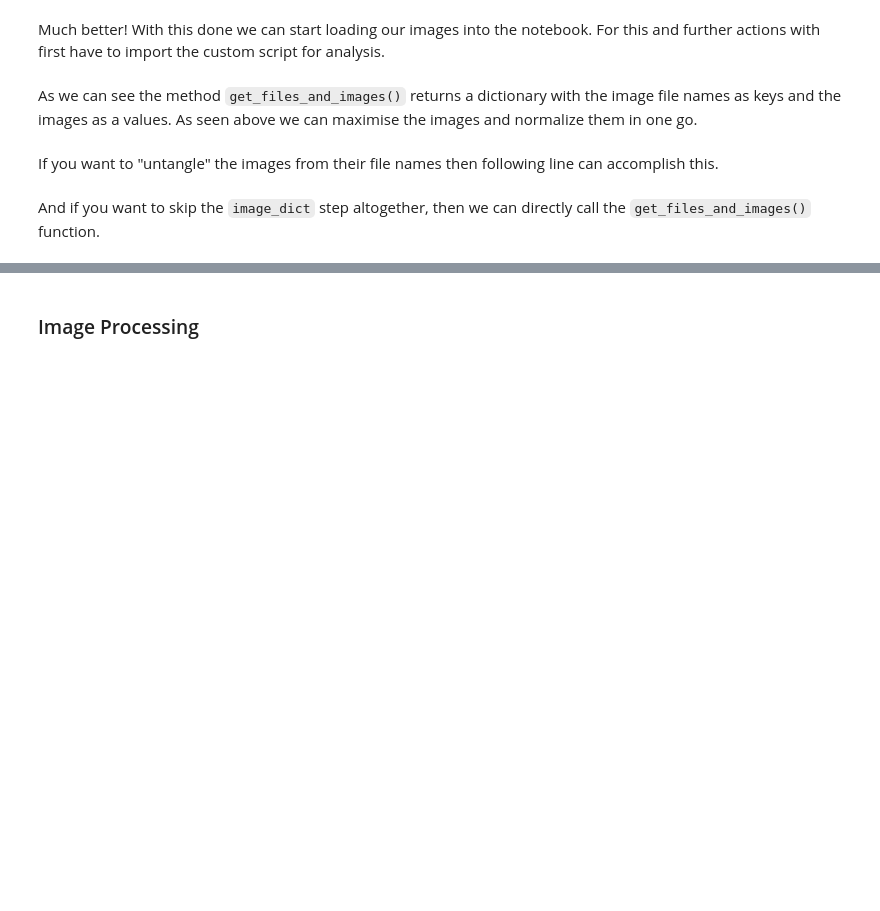
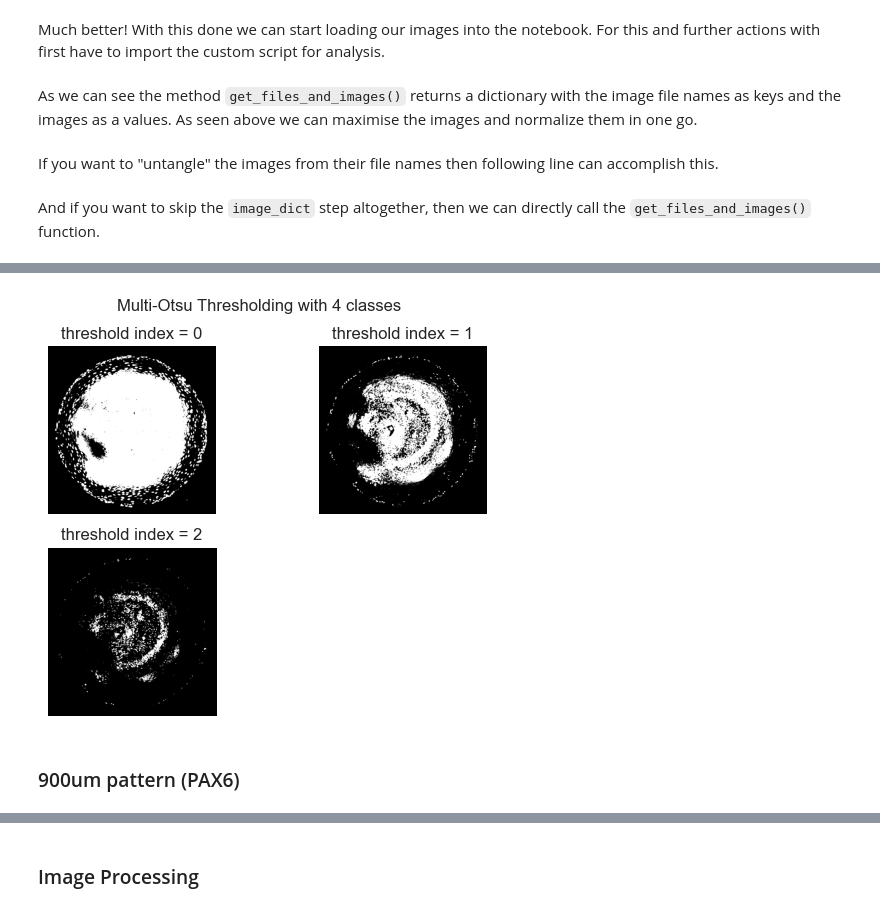
Before and after one commit to flotji-potji/micropattern_analysis, a Jupyter notebook: FS5_code_improvements.ipynb, the cells around one changed output, grey strips where cells are left out. Saved outputs shown, nothing was run; the diff lists cells and outputs as text; code cells hidden in the pictures; blank space fills up the shorter version.

```diff
--- a/FS5_code_improvements.ipynb
+++ b/FS5_code_improvements.ipynb
@@ -148,0 +115,4 @@ New shape:      (4, 1024, 1024)
+# %%
+plot_multi_otsu_thresholds(cur_images[6], channel, 4)
+# %% [output]
+[figure, added]
@@ -148,0 +138,2 @@ New shape:      (4, 1024, 1024)
+# %% [markdown]
+### 900um pattern (PAX6)
```
Also changed, not shown: parts of 24 cells of this notebook, 2 other files.
